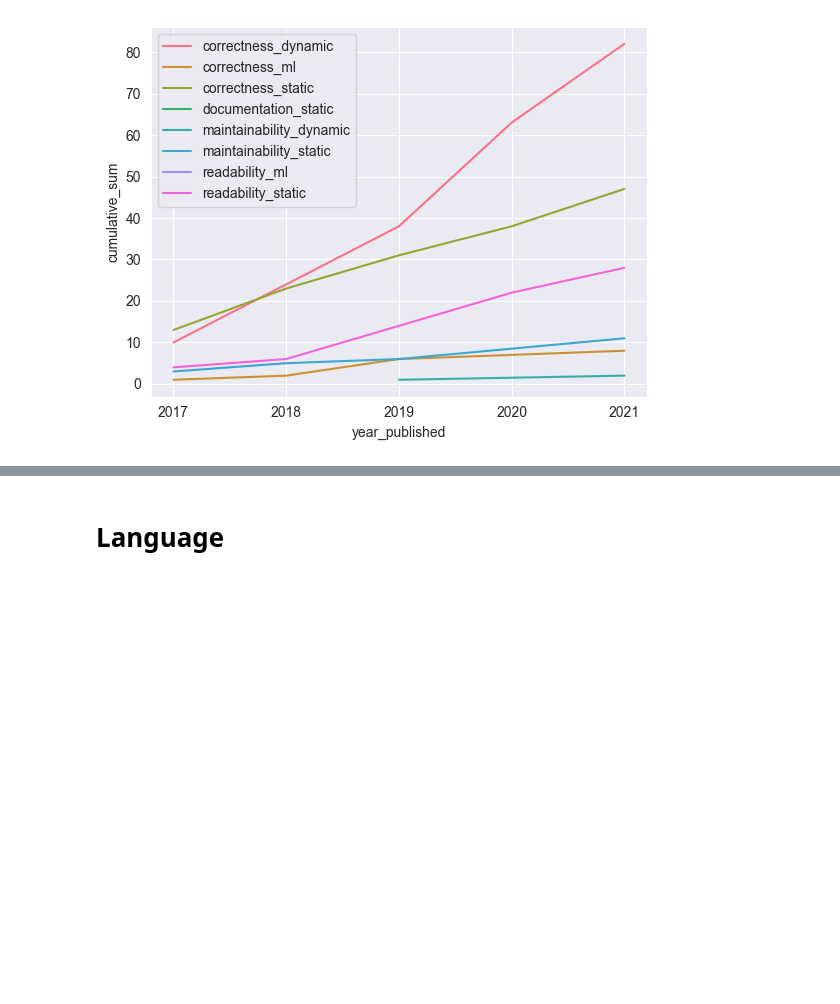
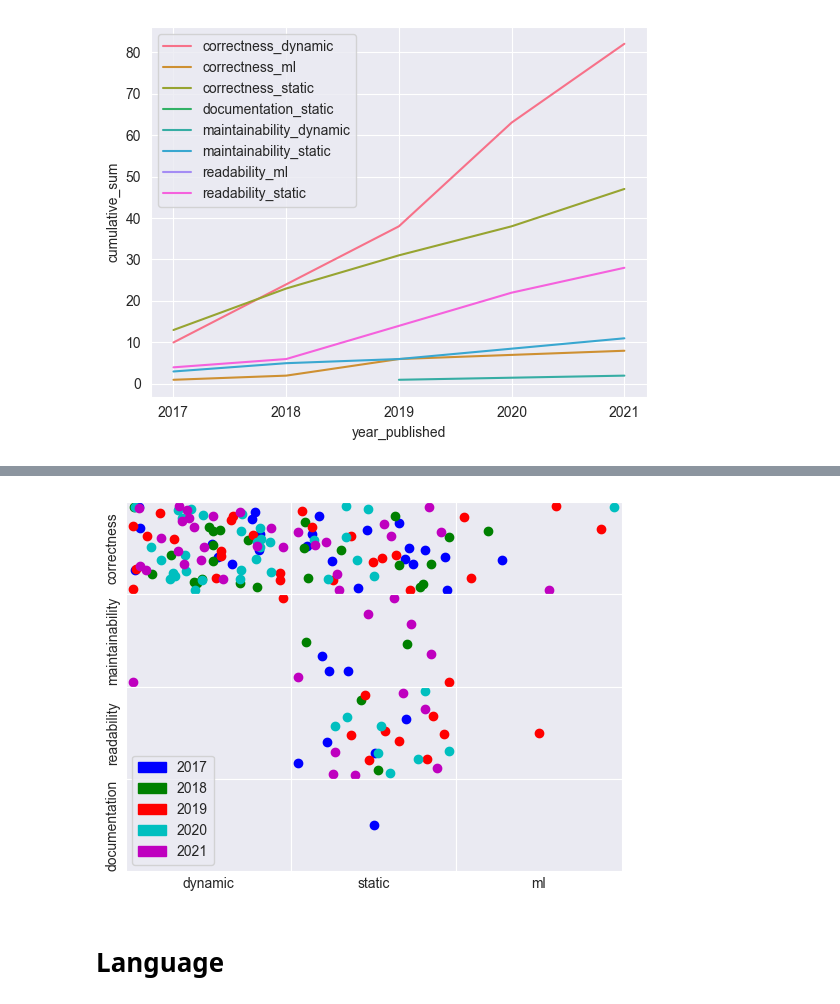
Before and after one commit to m-messer/Automated-Assessment-SLR-Data-Processing, a Jupyter notebook: results.ipynb, the cells around one changed output, grey strips where cells are left out. Cells and saved outputs as stored; diff of their text form; code cells hidden in the pictures; blank space fills up the shorter version.

```diff
--- a/results.ipynb
+++ b/results.ipynb
@@ -343,0 +361,4 @@ plt.legend(loc='upper left')
+# %%
+skill_cat_time_s['total'] = 0
+skill_cat_s_g = skill_cat_time_s.groupby(['year_published', 'skill', 'category']).count().reset_index().sort_values(['skill', 'category'])
+skill_cat_s_g
@@ -344,3 +383,44 @@ plt.legend(loc='upper left')
+# %%
+colors = {2017:'b', 2018:'g', 2019:'r', 2020:'c', 2021:'m'}
+
+def plot_years(sub_ax, skill, cat):
+
+    temp_df = skill_cat_s_g[skill_cat_s_g.skill == skill]
+    temp_df = temp_df[temp_df.category == cat]
+
+    for index, row in temp_df.iterrows():
+        x1 = [random.uniform(1, 2) for i in range(row.total)]
+        y1 = [random.uniform(1, 2) for i in range(row.total)]
+
+        sub_ax.scatter(x1, y1, c=colors[row.year_published], label=row.year_published)
+# %%
+import random
+import numpy as np
+import matplotlib.patches as mpatches
+
+fig = plt.figure()
+grid = fig.add_gridspec(4, 3, wspace=0, hspace=0)
+
+axs = grid.subplots()
+
+skills = ['correctness', 'maintainability', 'readability', 'documentation']
+category = ['dynamic', 'static', 'ml']
+
+for (s, c), ax in np.ndenumerate(axs):
+    plot_years(ax, skills[s], category[c])
+    ax.set(xticks=[], yticks=[], xlabel=category[c])
+
+    if c == 0:
+        ax.set(ylabel=skills[s])
+
+    if c == 0 and s == 3:
+        patches = [mpatches.Patch(color=color, label=year) for year, color in colors.items()]
+        ax.legend(handles=patches, loc='lower left')
+
+
+plt.savefig('plots/skill_cat_time_sep.pdf')
+# %% [output]
+[figure, added]
 # %% [markdown]
 # Language
 # %%
```
Also changed, not shown: parts of 25 cells of this notebook, 13 other files.
